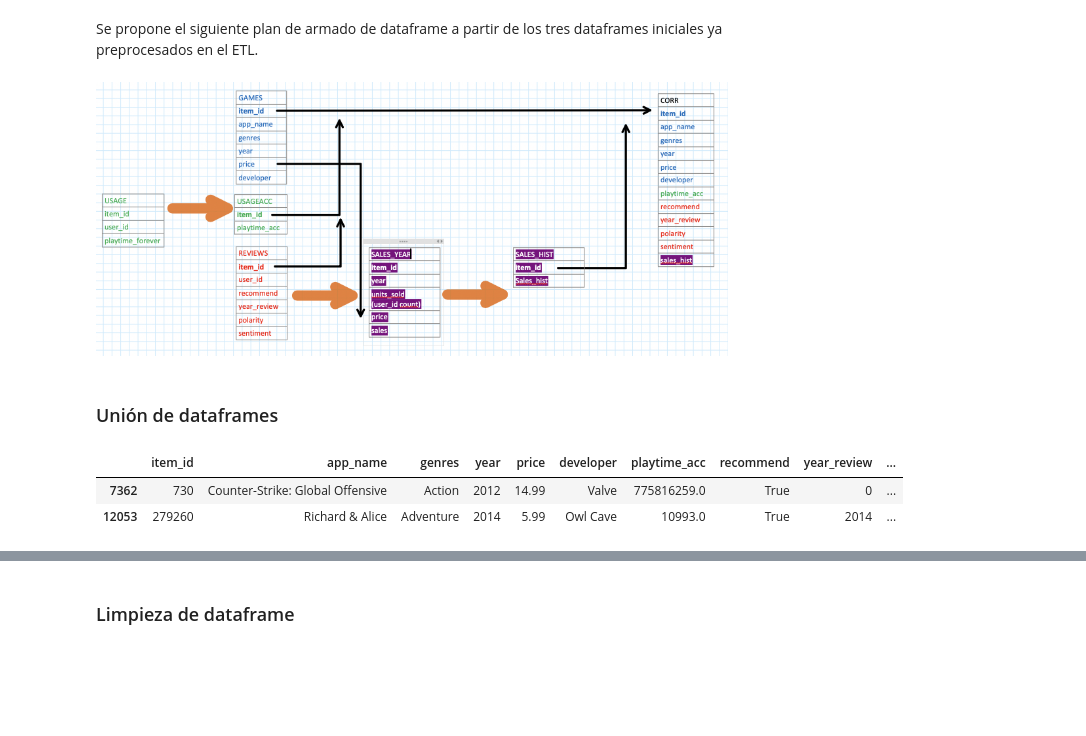
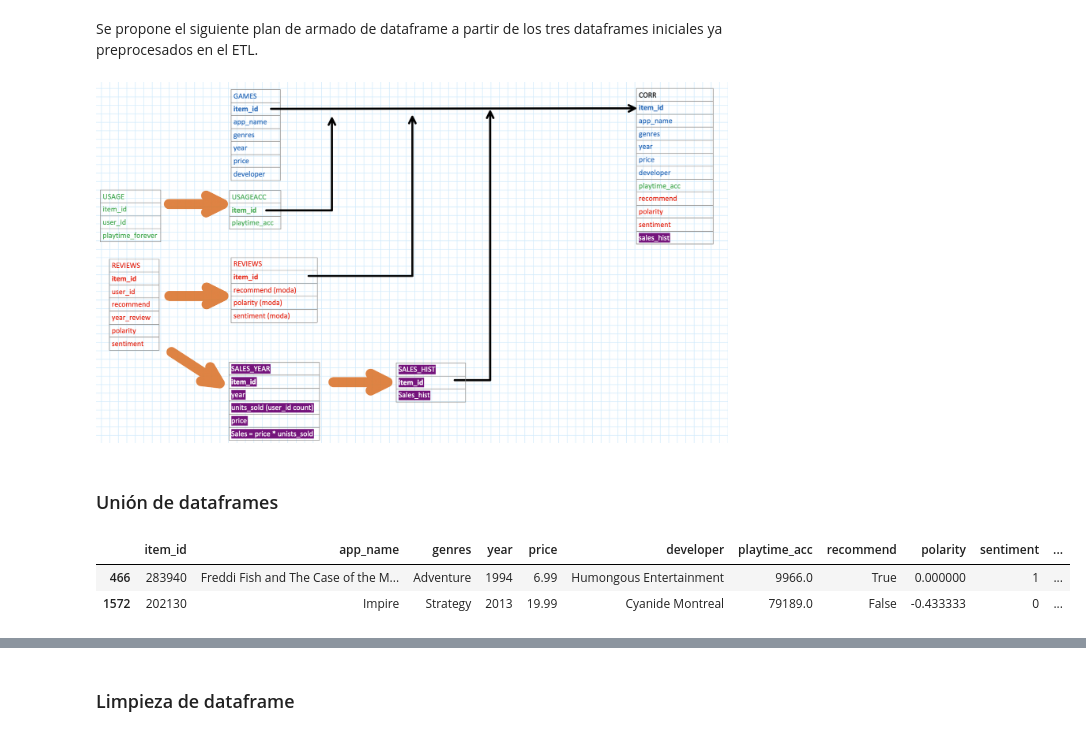
Before and after one commit to Batxa/DS_Project1, a Jupyter notebook: EDA.ipynb, the cells around one changed output, grey strips where cells are left out. Drawn from its saved outputs; the diff is of its cells as text; code cells hidden in the pictures; blank space fills up the shorter version.

```diff
--- a/EDA.ipynb
+++ b/EDA.ipynb
@@ -378,19 +378,22 @@ Lo más interesante del gráfico es que mejora enormemente la visualización de
 # %% [markdown]
 Se propone el siguiente plan de armado de dataframe a partir de los tres dataframes iniciales ya preprocesados en el ETL.
 # %% [markdown]
-![image.png](attachment:image.png-old)
+![image.png](attachment:image.png-new)
 # %% [markdown]
 ### Unión de dataframes
 # %%
 df_usageacc = df_usage.groupby('item_id')['playtime_forever'].sum().reset_index()
 df_usageacc.columns = ['item_id', 'playtime_acc']
 
+df_reviews_summary = pd.pivot_table(df_reviews, index='item_id', values=['polarity', 'recommend', 'sentiment'], aggfunc=lambda x: x.mode().iloc[0])
+
 df_corr = pd.merge(df_games, df_usageacc, on='item_id', how='inner')
-df_corr = pd.merge(df_corr, df_reviews[['item_id', 'recommend', 'year_review', 'polarity', 'sentiment']], on='item_id', how='inner')
+df_corr = pd.merge(df_corr, df_reviews_summary[['recommend', 'polarity', 'sentiment']], on='item_id', how='inner')
 df_corr = pd.merge(df_corr, df_sales_hist[['item_id', 'sales_hist']], on='item_id', how='inner')
 
+df_corr.to_csv('df_corre.csv', index=False)
 df_corr.sample(2)
 # %% [output]
-|  | item_id | app_name | genres | year | price | developer | playtime_acc | recommend | year_review | ... |
-| 7362 | 730 | Counter-Strike: Global Offensive | Action | 2012 | 14.99 | Valve | 775816259.0 | True | 0 | ... |
-| 12053 | 279260 | Richard & Alice | Adventure | 2014 | 5.99 | Owl Cave | 10993.0 | True | 2014 | ... |
+|  | item_id | app_name | genres | year | price | developer | playtime_acc | recommend | polarity | sentiment | ... |
+| 466 | 283940 | Freddi Fish and The Case of the M... | Adventure | 1994 | 6.99 | Humongous Entertainment | 9966.0 | True | 0.000000 | 1 | ... |
+| 1572 | 202130 | Impire | Strategy | 2013 | 19.99 | Cyanide Montreal | 79189.0 | False | -0.433333 | 0 | ... |
```
Also changed, not shown: parts of 20 cells of this notebook, 4 other files.
